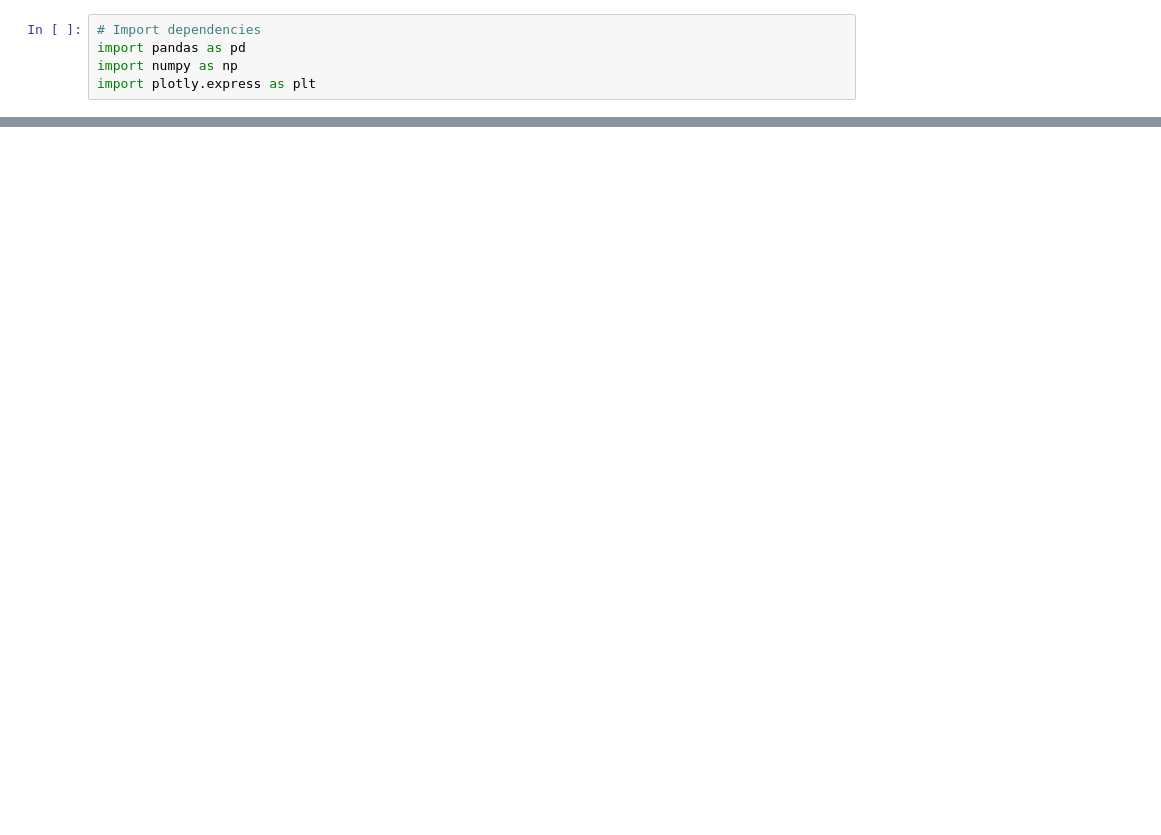
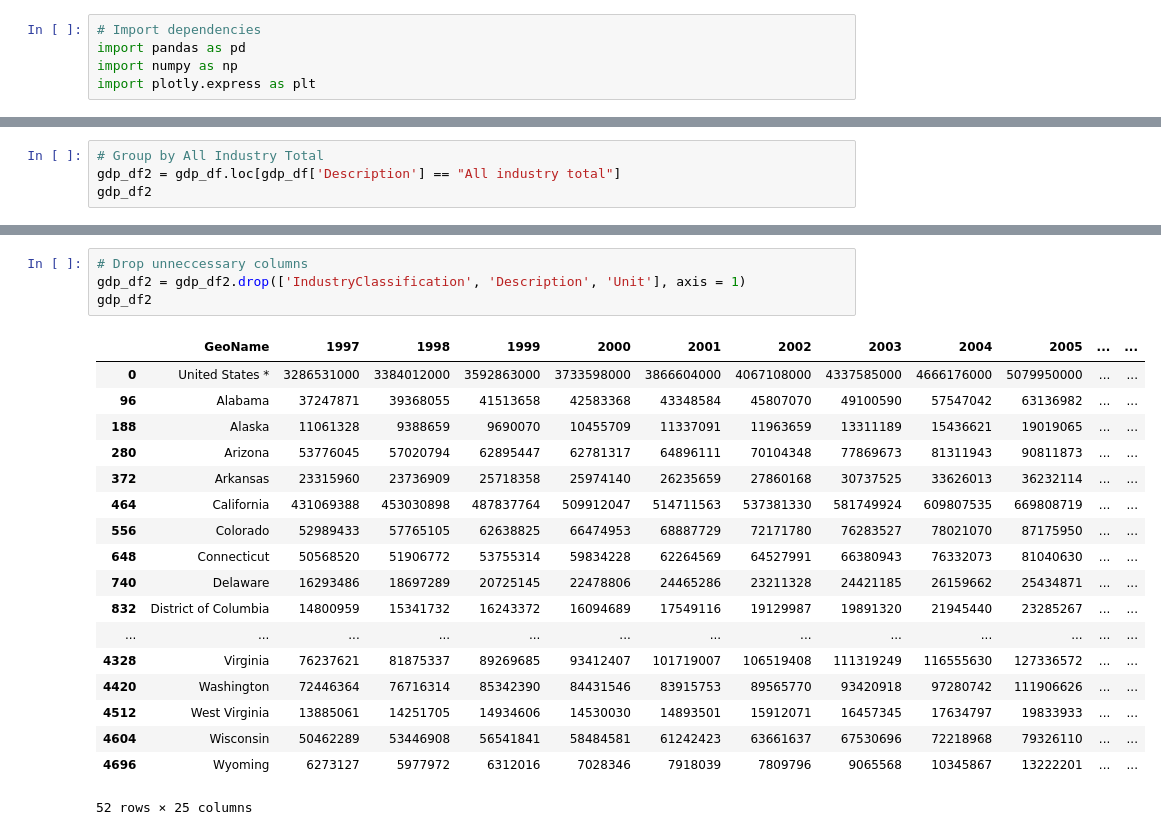
Before and after one commit to Michaelfr22/Final_Project, a Jupyter notebook: Cleaning_GDP.ipynb, the cells around one changed output, grey strips where cells are left out. Drawn from its saved outputs; the diff is of its cells as text; blank space fills up the shorter version.

```diff
--- a/Cleaning_GDP.ipynb
+++ b/Cleaning_GDP.ipynb
@@ -23,0 +24,4 @@ gdp_df
+# %%
+# Group by All Industry Total
+gdp_df2 = gdp_df.loc[gdp_df['Description'] == "All industry total"]
+gdp_df2
@@ -23,0 +47,23 @@ gdp_df
+# %%
+# Drop unneccessary columns
+gdp_df2 = gdp_df2.drop(['IndustryClassification', 'Description', 'Unit'], axis = 1)
+gdp_df2
+# %% [output]
+|  | GeoName | 1997 | 1998 | 1999 | 2000 | 2001 | 2002 | 2003 | 2004 | 2005 | ... | ... |
+| 0 | United States * | 3286531000 | 3384012000 | 3592863000 | 3733598000 | 3866604000 | 4067108000 | 4337585000 | 4666176000 | 5079950000 | ... | ... |
+| 96 | Alabama | 37247871 | 39368055 | 41513658 | 42583368 | 43348584 | 45807070 | 49100590 | 57547042 | 63136982 | ... | ... |
+| 188 | Alaska | 11061328 | 9388659 | 9690070 | 10455709 | 11337091 | 11963659 | 13311189 | 15436621 | 19019065 | ... | ... |
+| 280 | Arizona | 53776045 | 57020794 | 62895447 | 62781317 | 64896111 | 70104348 | 77869673 | 81311943 | 90811873 | ... | ... |
+| 372 | Arkansas | 23315960 | 23736909 | 25718358 | 25974140 | 26235659 | 27860168 | 30737525 | 33626013 | 36232114 | ... | ... |
+| 464 | California | 431069388 | 453030898 | 487837764 | 509912047 | 514711563 | 537381330 | 581749924 | 609807535 | 669808719 | ... | ... |
+| 556 | Colorado | 52989433 | 57765105 | 62638825 | 66474953 | 68887729 | 72171780 | 76283527 | 78021070 | 87175950 | ... | ... |
+| 648 | Connecticut | 50568520 | 51906772 | 53755314 | 59834228 | 62264569 | 64527991 | 66380943 | 76332073 | 81040630 | ... | ... |
+| 740 | Delaware | 16293486 | 18697289 | 20725145 | 22478806 | 24465286 | 23211328 | 24421185 | 26159662 | 25434871 | ... | ... |
+| 832 | District of Columbia | 14800959 | 15341732 | 16243372 | 16094689 | 17549116 | 19129987 | 19891320 | 21945440 | 23285267 | ... | ... |
+| ... | ... | ... | ... | ... | ... | ... | ... | ... | ... | ... | ... | ... |
+| 4328 | Virginia | 76237621 | 81875337 | 89269685 | 93412407 | 101719007 | 106519408 | 111319249 | 116555630 | 127336572 | ... | ... |
+| 4420 | Washington | 72446364 | 76716314 | 85342390 | 84431546 | 83915753 | 89565770 | 93420918 | 97280742 | 111906626 | ... | ... |
+| 4512 | West Virginia | 13885061 | 14251705 | 14934606 | 14530030 | 14893501 | 15912071 | 16457345 | 17634797 | 19833933 | ... | ... |
+| 4604 | Wisconsin | 50462289 | 53446908 | 56541841 | 58484581 | 61242423 | 63661637 | 67530696 | 72218968 | 79326110 | ... | ... |
+| 4696 | Wyoming | 6273127 | 5977972 | 6312016 | 7028346 | 7918039 | 7809796 | 9065568 | 10345867 | 13222201 | ... | ... |
+52 rows × 25 columns
```
Also changed, not shown: parts of 8 cells of this notebook, 10 other files.
